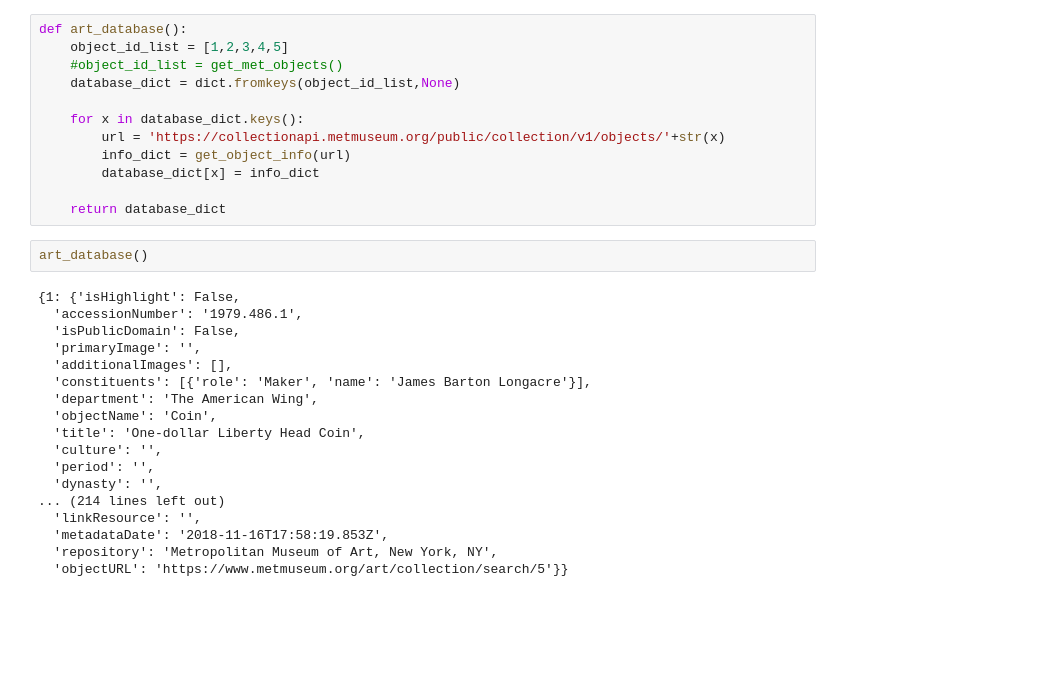
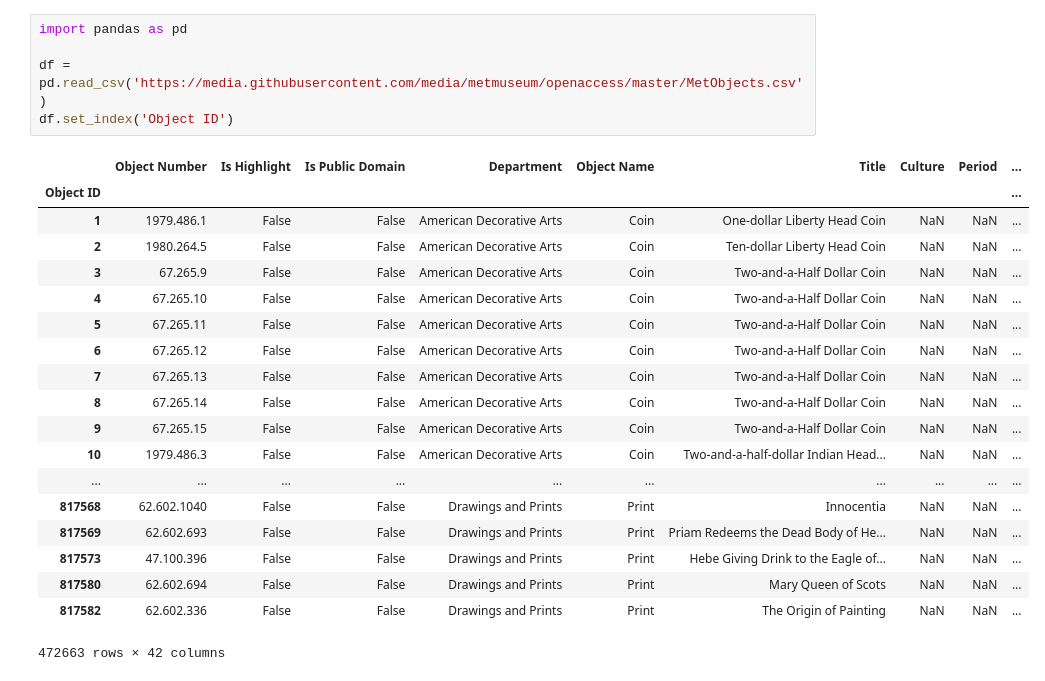
Before and after one commit to zl2723/Tools-MET-quiz-, a Jupyter notebook: Object_dataset.ipynb, the cells around one changed output. Cells and saved outputs as stored; diff of their text form; blank space fills up the shorter version.

Commit message:
Object_dataset with df

```diff
--- a/Object_dataset.ipynb
+++ b/Object_dataset.ipynb
@@ -44,32 +1,25 @@ def get_object_info(url):
-# %%
-def art_database():
-    object_id_list = [1,2,3,4,5]
-    #object_id_list = get_met_objects()
-    database_dict = dict.fromkeys(object_id_list,None)
-
-    for x in database_dict.keys():
-        url = 'https://collectionapi.metmuseum.org/public/collection/v1/objects/'+str(x)
-        info_dict = get_object_info(url)
-        database_dict[x] = info_dict
-
-    return database_dict
-# %%
-art_database()
-# %% [output]
-{1: {'isHighlight': False,
-  'accessionNumber': '1979.486.1',
-  'isPublicDomain': False,
-  'primaryImage': '',
-  'additionalImages': [],
-  'constituents': [{'role': 'Maker', 'name': 'James Barton Longacre'}],
-  'department': 'The American Wing',
-  'objectName': 'Coin',
-  'title': 'One-dollar Liberty Head Coin',
-  'culture': '',
-  'period': '',
-  'dynasty': '',
-... (214 lines left out)
-  'linkResource': '',
-  'metadataDate': '2018-11-16T17:58:19.853Z',
-  'repository': 'Metropolitan Museum of Art, New York, NY',
-  'objectURL': 'https://www.metmuseum.org/art/collection/search/5'}}
+# %%
+import pandas as pd
+
+df = pd.read_csv('https://media.githubusercontent.com/media/metmuseum/openaccess/master/MetObjects.csv')
+df.set_index('Object ID')
+# %% [output]
+|  | Object Number | Is Highlight | Is Public Domain | Department | Object Name | Title | Culture | Period | ... |
+| Object ID |  |  |  |  |  |  |  |  | ... |
+| 1 | 1979.486.1 | False | False | American Decorative Arts | Coin | One-dollar Liberty Head Coin | NaN | NaN | ... |
+| 2 | 1980.264.5 | False | False | American Decorative Arts | Coin | Ten-dollar Liberty Head Coin | NaN | NaN | ... |
+| 3 | 67.265.9 | False | False | American Decorative Arts | Coin | Two-and-a-Half Dollar Coin | NaN | NaN | ... |
+| 4 | 67.265.10 | False | False | American Decorative Arts | Coin | Two-and-a-Half Dollar Coin | NaN | NaN | ... |
+| 5 | 67.265.11 | False | False | American Decorative Arts | Coin | Two-and-a-Half Dollar Coin | NaN | NaN | ... |
+| 6 | 67.265.12 | False | False | American Decorative Arts | Coin | Two-and-a-Half Dollar Coin | NaN | NaN | ... |
+| 7 | 67.265.13 | False | False | American Decorative Arts | Coin | Two-and-a-Half Dollar Coin | NaN | NaN | ... |
+| 8 | 67.265.14 | False | False | American Decorative Arts | Coin | Two-and-a-Half Dollar Coin | NaN | NaN | ... |
+| 9 | 67.265.15 | False | False | American Decorative Arts | Coin | Two-and-a-Half Dollar Coin | NaN | NaN | ... |
+| 10 | 1979.486.3 | False | False | American Decorative Arts | Coin | Two-and-a-half-dollar Indian Head... | NaN | NaN | ... |
+| ... | ... | ... | ... | ... | ... | ... | ... | ... | ... |
+| 817568 | 62.602.1040 | False | False | Drawings and Prints | Print | Innocentia | NaN | NaN | ... |
+| 817569 | 62.602.693 | False | False | Drawings and Prints | Print | Priam Redeems the Dead Body of He... | NaN | NaN | ... |
+| 817573 | 47.100.396 | False | False | Drawings and Prints | Print | Hebe Giving Drink to the Eagle of... | NaN | NaN | ... |
+| 817580 | 62.602.694 | False | False | Drawings and Prints | Print | Mary Queen of Scots | NaN | NaN | ... |
+| 817582 | 62.602.336 | False | False | Drawings and Prints | Print | The Origin of Painting | NaN | NaN | ... |
+472663 rows × 42 columns
```
Also changed, not shown: parts of 2 cells of this notebook.
